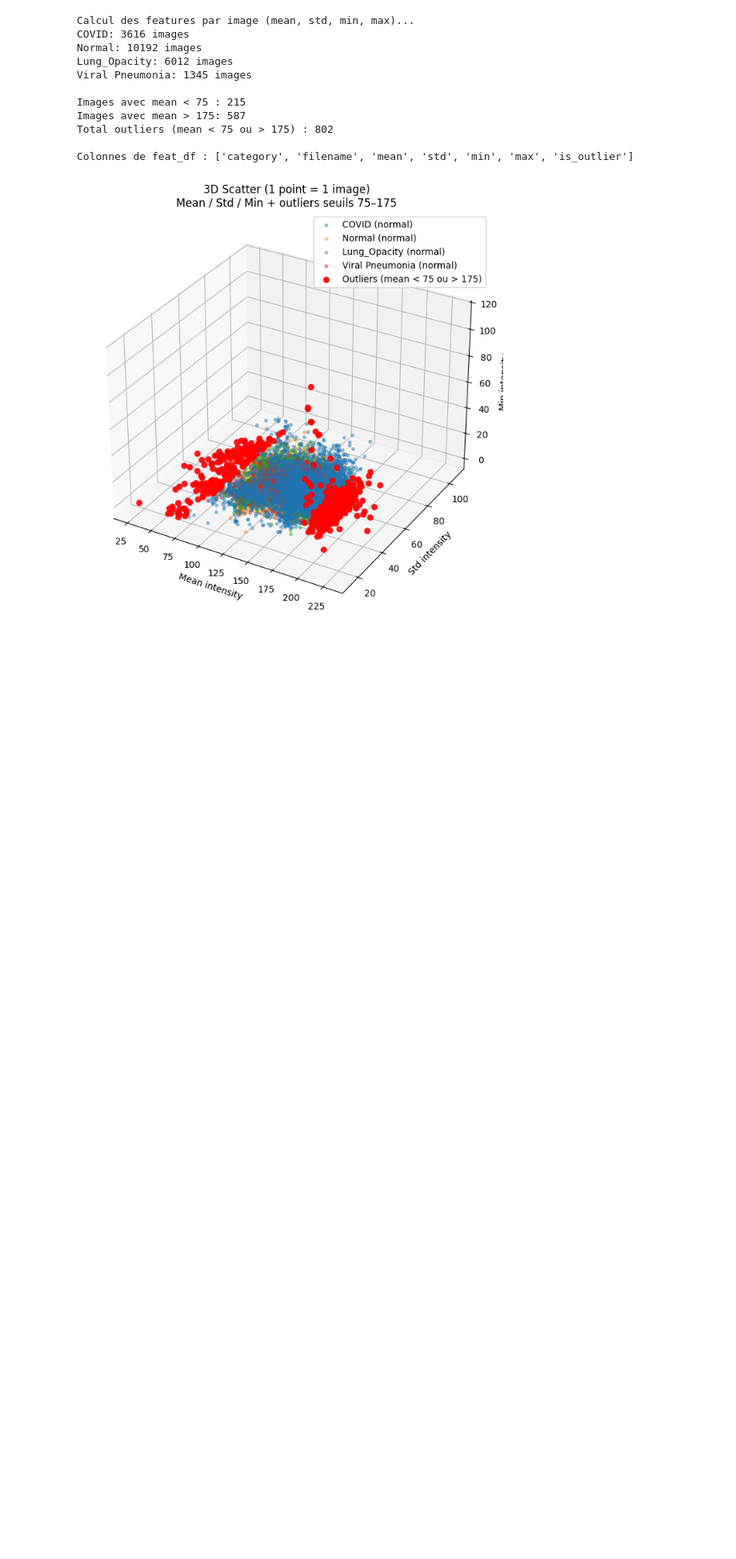
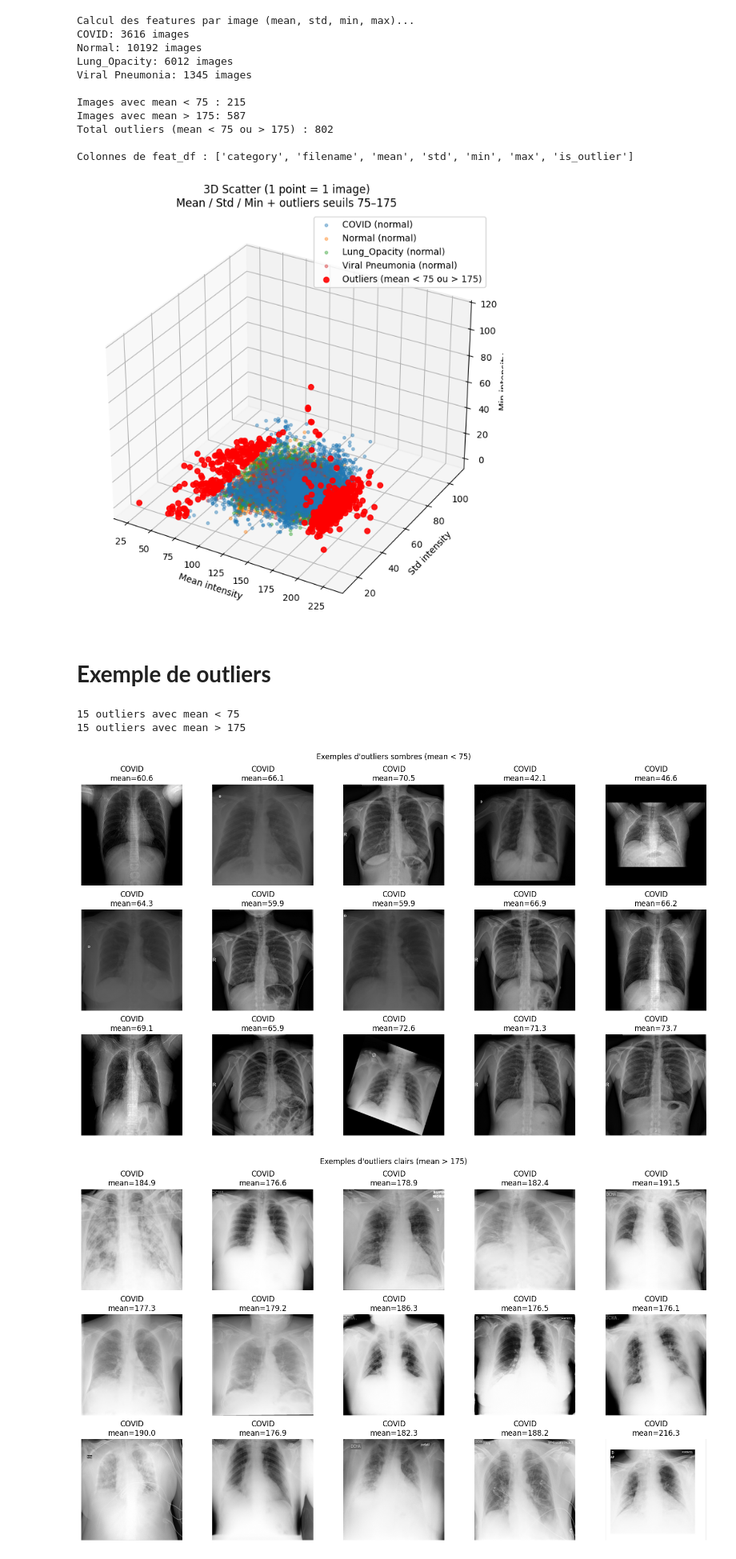
Before and after one commit to mar25-iia2-radiographies/01_data_exploration, a Jupyter notebook: 01_data_exploration_romuald.ipynb, the cells around one changed output. Shown at 80% size. Drawn from its saved outputs; the diff is of its cells as text; code cells hidden in the pictures; blank space fills up the shorter version.

```diff
--- a/01_data_exploration_romuald.ipynb
+++ b/01_data_exploration_romuald.ipynb
@@ -772,6 +822,62 @@ plt.tight_layout()
 plt.show()
 # %% [output]
 [figure]
+# %% [markdown]
+# **Exemple de outliers**
+# %%
+from pathlib import Path
+import matplotlib.pyplot as plt
+from PIL import Image
+
+# Chemins
+base_path = Path("/kaggle/input/covid19-radiography-database")
+data_path = base_path / "COVID-19_Radiography_Dataset"
+
+# Sélection de 15 outliers bas et 15 outliers hauts
+low_thresh  = 75
+high_thresh = 175
+
+low_outliers  = feat_df[feat_df['mean'] < low_thresh].head(15)
+high_outliers = feat_df[feat_df['mean'] > high_thresh].head(15)
+
+print(f"{len(low_outliers)} outliers avec mean < {low_thresh}")
+print(f"{len(high_outliers)} outliers avec mean > {high_thresh}")
+
+def show_outliers(df, title):
+    n = len(df)
+    cols = 5
+    rows = int(np.ceil(n / cols))
+
+    plt.figure(figsize=(3*cols, 3*rows))
+    for i, (_, row) in enumerate(df.iterrows()):
+        cat = row['category']
+        fname = row['filename']
+        img_path = data_path / cat / "images" / fname
+
+        try:
+            img = Image.open(img_path).convert('L')
+        except:
+            continue
+
+        ax = plt.subplot(rows, cols, i+1)
+        ax.imshow(img, cmap='gray')
+        ax.set_title(f"{cat}\nmean={row['mean']:.1f}")
+        ax.axis('off')
+
+    plt.suptitle(title)
+    plt.tight_layout()
+    plt.show()
+
+# Affichage des 15 outliers les plus sombres
+show_outliers(low_outliers, f"Exemples d'outliers sombres (mean < {low_thresh})")
+
+# Affichage des 15 outliers les plus clairs
+show_outliers(high_outliers, f"Exemples d'outliers clairs (mean > {high_thresh})")
+# %% [output]
+15 outliers avec mean < 75
+15 outliers avec mean > 175
+[figure, added]
+[figure, added]
 # %% [markdown]
 Nous pouvons observer que le dataset est globalement bien structuré pour l’apprentissage : les images sont déjà en niveaux de gris, toutes au format 299×299, ce qui simplifie fortement la mise en place du pipeline et évite des étapes lourdes de redimensionnement. Nous pouvons également observer que la distribution des intensités est relativement homogène entre catégories, avec des courbes de densité de luminosité moyenne de forme gaussienne, ce qui confirme qu’un même schéma de normalisation peut être appliqué à l’ensemble du jeu de données.
 
```
Also changed, not shown: parts of 2 cells of this notebook.
